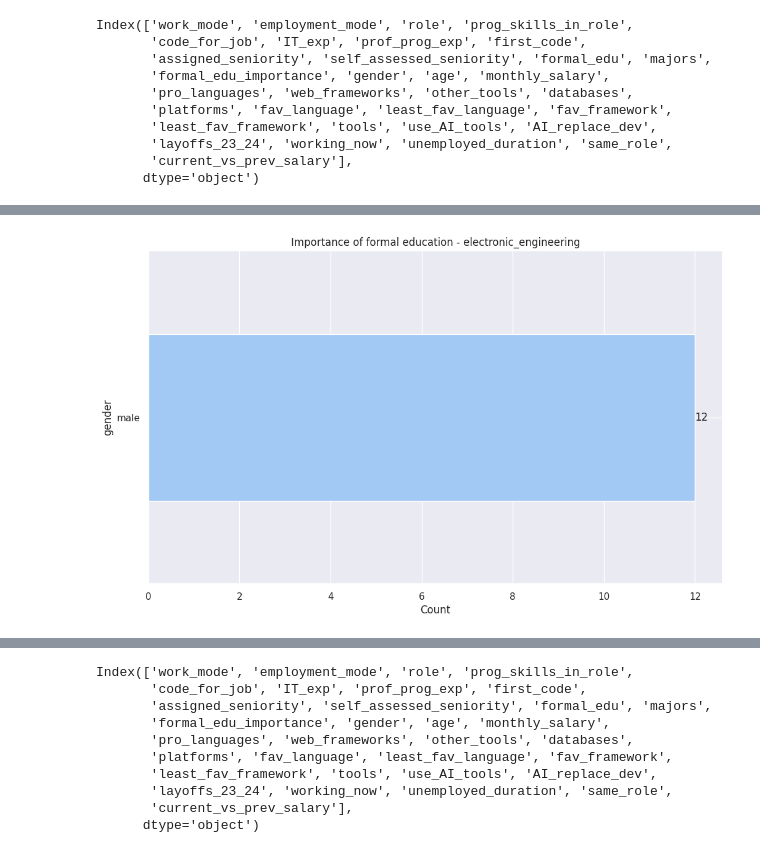
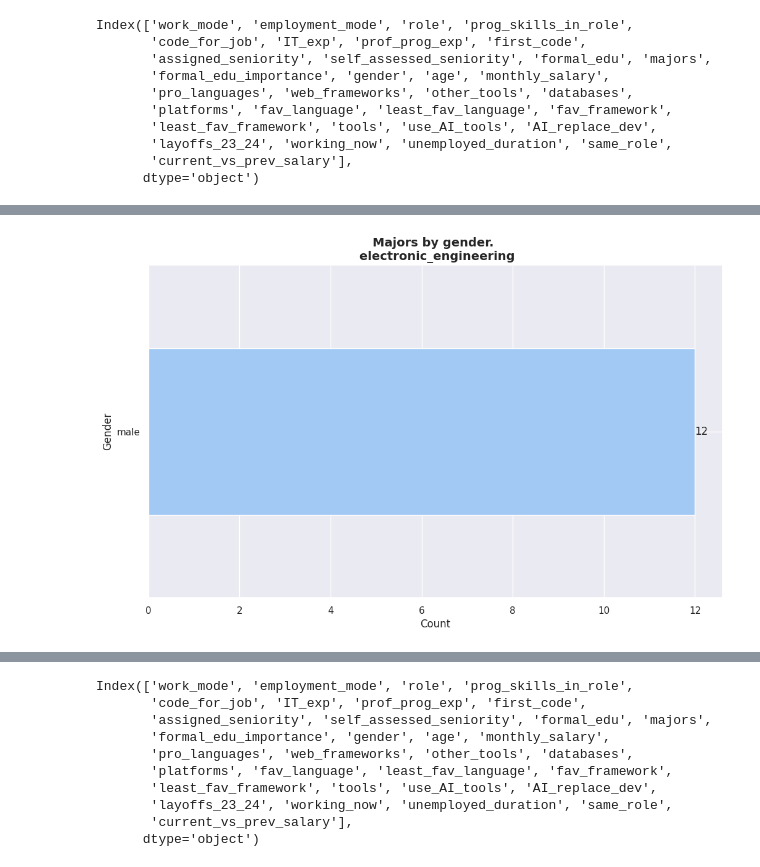
Before and after one commit to TorrezMN/Enc.-Devs-2024-Py, a Jupyter notebook: notebooks/educacion.ipynb, the cells around one changed output, grey strips where cells are left out. Cells and saved outputs as stored; diff of their text form; code cells hidden in the pictures.

```diff
--- a/notebooks/educacion.ipynb
+++ b/notebooks/educacion.ipynb
@@ -146,5 +187,5 @@ Index(['work_mode', 'employment_mode', 'role', 'prog_skills_in_role',
        'current_vs_prev_salary'],
       dtype='object')
 # %%
-chart_unique_values(df, "majors", "gender")
+barh_chart_unique_values(df, "majors", "gender", "Majors by gender.", "Gender")
 # %% [output]
@@ -154 +195 @@ chart_unique_values(df, "majors", "gender")
-[figure, old version]
+[figure, new version]
```
Also changed, not shown: parts of 14 cells of this notebook, 2 other files.
